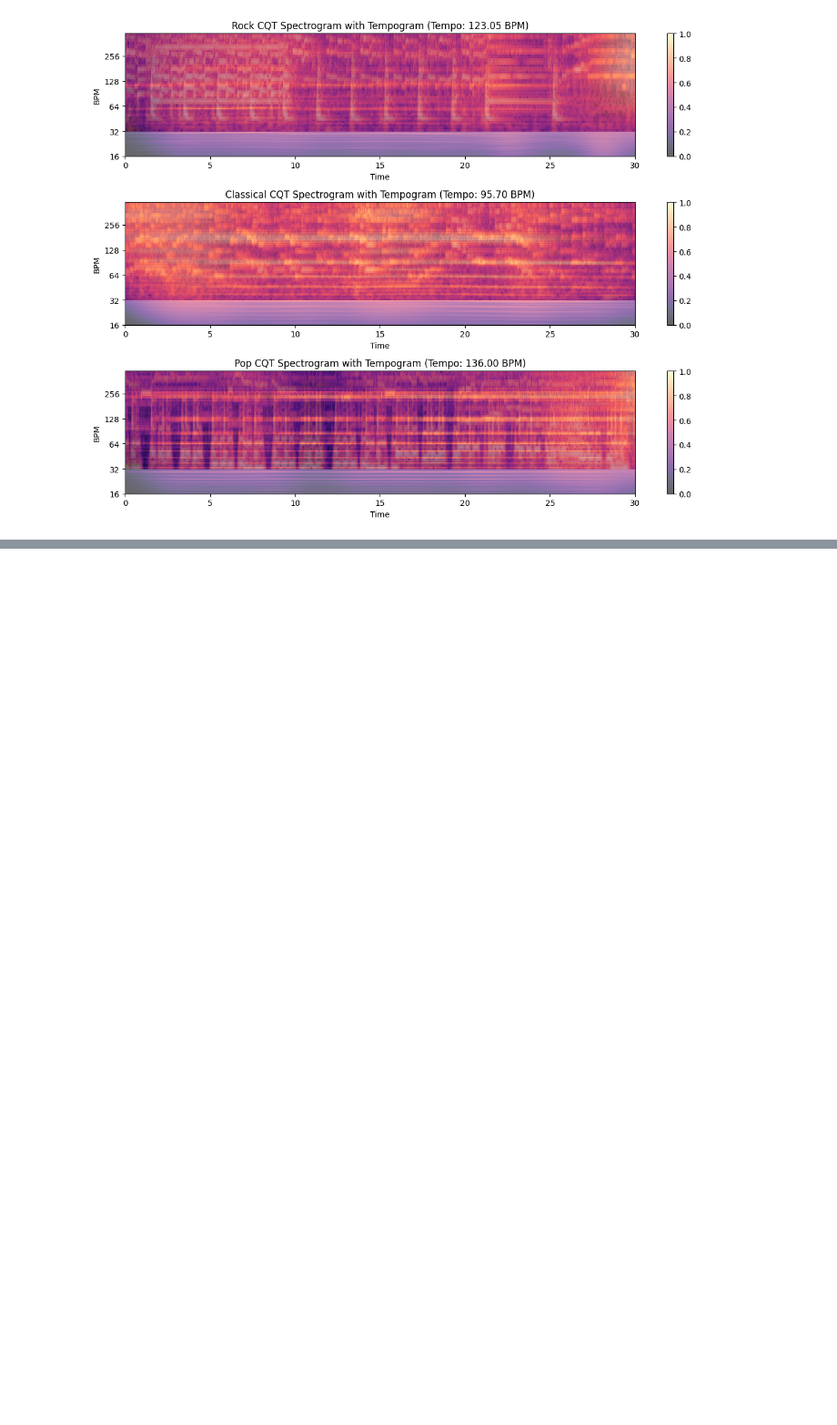
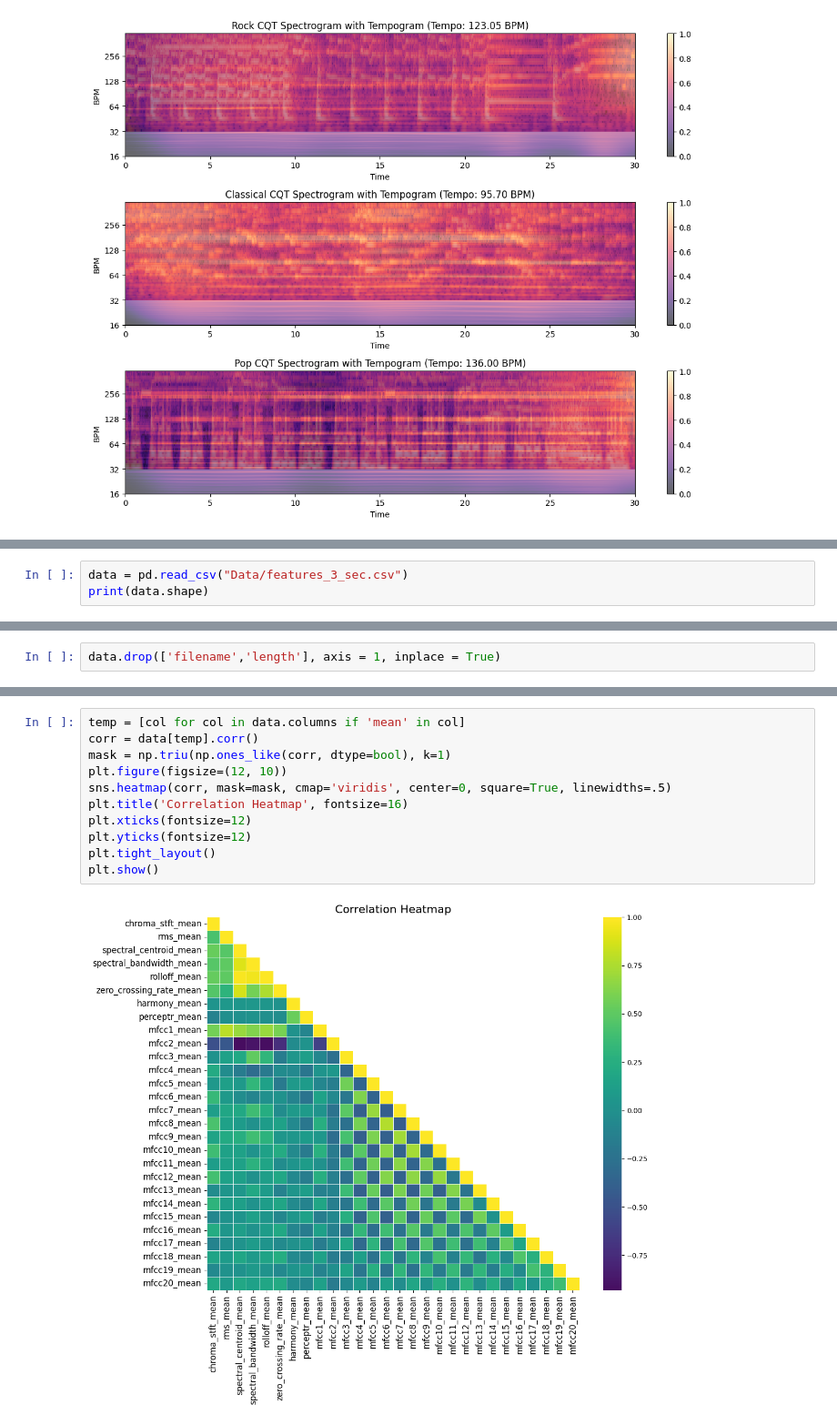
Before and after one commit to crgoku7/MusicGenreClassification, a Jupyter notebook: music_classification.ipynb, the cells around one changed output, grey strips where cells are left out. Shown at 91% size. Cells and saved outputs as stored; diff of their text form; blank space fills up the shorter version.

```diff
--- a/music_classification.ipynb
+++ b/music_classification.ipynb
@@ -212,0 +234,3 @@ plt.show()
+# %%
+data = pd.read_csv("Data/features_3_sec.csv")
+print(data.shape)
@@ -212,0 +269,2 @@ plt.show()
+# %%
+data.drop(['filename','length'], axis = 1, inplace = True)
@@ -212,0 +386,13 @@ plt.show()
+# %%
+temp = [col for col in data.columns if 'mean' in col]
+corr = data[temp].corr()
+mask = np.triu(np.ones_like(corr, dtype=bool), k=1)
+plt.figure(figsize=(12, 10))
+sns.heatmap(corr, mask=mask, cmap='viridis', center=0, square=True, linewidths=.5)
+plt.title('Correlation Heatmap', fontsize=16)
+plt.xticks(fontsize=12)
+plt.yticks(fontsize=12)
+plt.tight_layout()
+plt.show()
+# %% [output]
+[figure, added]
```
Also changed, not shown: parts of 24 cells of this notebook.
